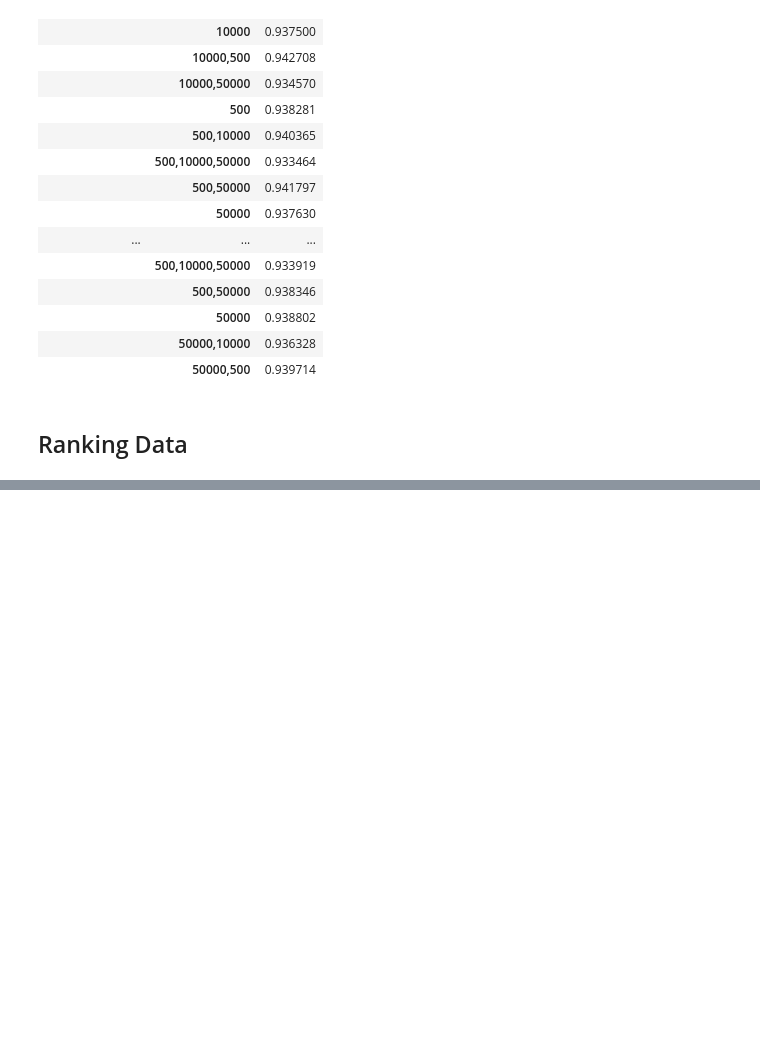
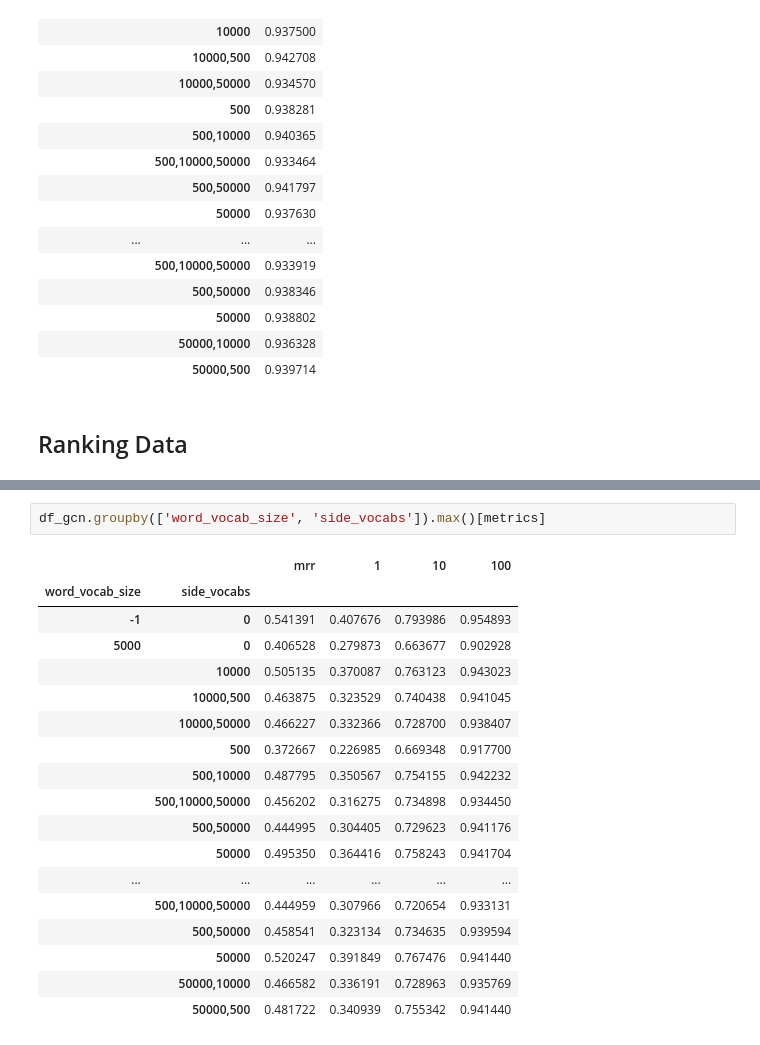
Before and after one commit to rohitg1594/GNN-Semantic-Similarity, a Jupyter notebook: nbooks/Grid Search Results.ipynb, the cells around one changed output, grey strips where cells are left out. Drawn from its saved outputs; the diff is of its cells as text; blank space fills up the shorter version.

```diff
--- a/nbooks/Grid Search Results.ipynb
+++ b/nbooks/Grid Search Results.ipynb
@@ -414,0 +508,21 @@ df.groupby('neg_sample').max()[['mrr', 1, 10, 100]]
+# %%
+df_gcn.groupby(['word_vocab_size', 'side_vocabs']).max()[metrics]
+# %% [output]
+|  |  | mrr | 1 | 10 | 100 |
+| word_vocab_size | side_vocabs |  |  |  |  |
+| -1 | 0 | 0.541391 | 0.407676 | 0.793986 | 0.954893 |
+| 5000 | 0 | 0.406528 | 0.279873 | 0.663677 | 0.902928 |
+|  | 10000 | 0.505135 | 0.370087 | 0.763123 | 0.943023 |
+|  | 10000,500 | 0.463875 | 0.323529 | 0.740438 | 0.941045 |
+|  | 10000,50000 | 0.466227 | 0.332366 | 0.728700 | 0.938407 |
+|  | 500 | 0.372667 | 0.226985 | 0.669348 | 0.917700 |
+|  | 500,10000 | 0.487795 | 0.350567 | 0.754155 | 0.942232 |
+|  | 500,10000,50000 | 0.456202 | 0.316275 | 0.734898 | 0.934450 |
+|  | 500,50000 | 0.444995 | 0.304405 | 0.729623 | 0.941176 |
+|  | 50000 | 0.495350 | 0.364416 | 0.758243 | 0.941704 |
+| ... | ... | ... | ... | ... | ... |
+|  | 500,10000,50000 | 0.444959 | 0.307966 | 0.720654 | 0.933131 |
+|  | 500,50000 | 0.458541 | 0.323134 | 0.734635 | 0.939594 |
+|  | 50000 | 0.520247 | 0.391849 | 0.767476 | 0.941440 |
+|  | 50000,10000 | 0.466582 | 0.336191 | 0.728963 | 0.935769 |
+|  | 50000,500 | 0.481722 | 0.340939 | 0.755342 | 0.941440 |
```
Also changed, not shown: parts of 22 cells of this notebook, 8 other files.
